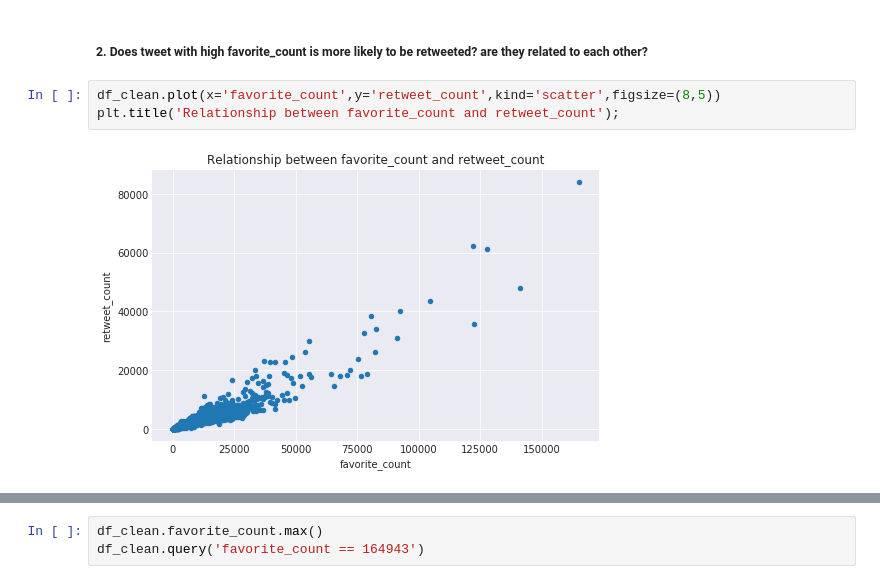
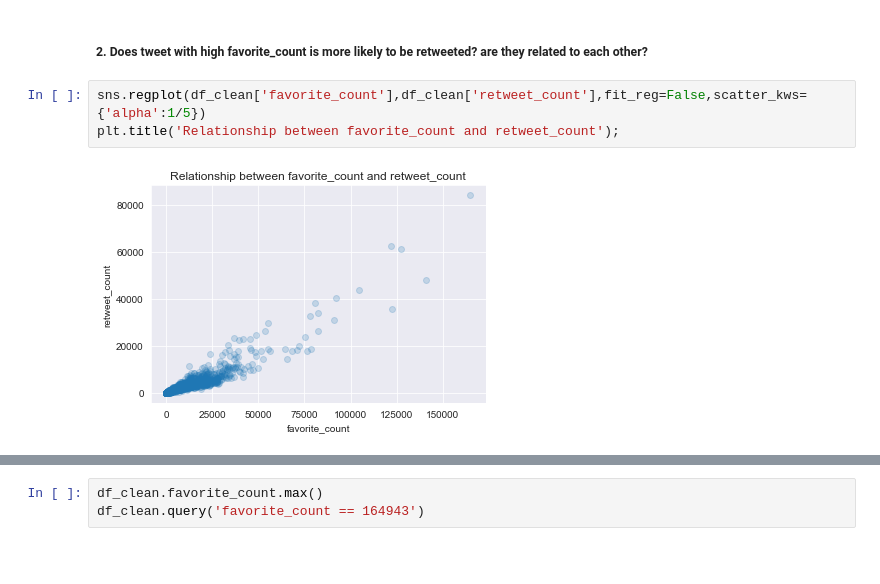
Before and after one commit to fatinshariff/Wrangling-WeRateDog, a Jupyter notebook: wrangle_act.ipynb, the cells around one changed output, grey strips where cells are left out. Saved outputs shown, nothing was run; the diff lists cells and outputs as text; blank space fills up the shorter version.

Commit message:
change visualisation
Certain barplot and scatter plots are changed using Seaborn's function.

```diff
--- a/wrangle_act.ipynb
+++ b/wrangle_act.ipynb
@@ -876,7 +877,7 @@ The visualization above shows the histogram for the scores of the dogs. The wey
 # %% [markdown]
 ##### 2. Does tweet with high favorite_count is more likely to be retweeted? are they related to each other?
 # %%
-df_clean.plot(x='favorite_count',y='retweet_count',kind='scatter',figsize=(8,5))
+sns.regplot(df_clean['favorite_count'],df_clean['retweet_count'],fit_reg=False,scatter_kws={'alpha':1/5})
 plt.title('Relationship between favorite_count and retweet_count');
 # %% [output]
-[figure, old version]
+[figure, new version]
```
Also changed, not shown: parts of 13 cells of this notebook.
